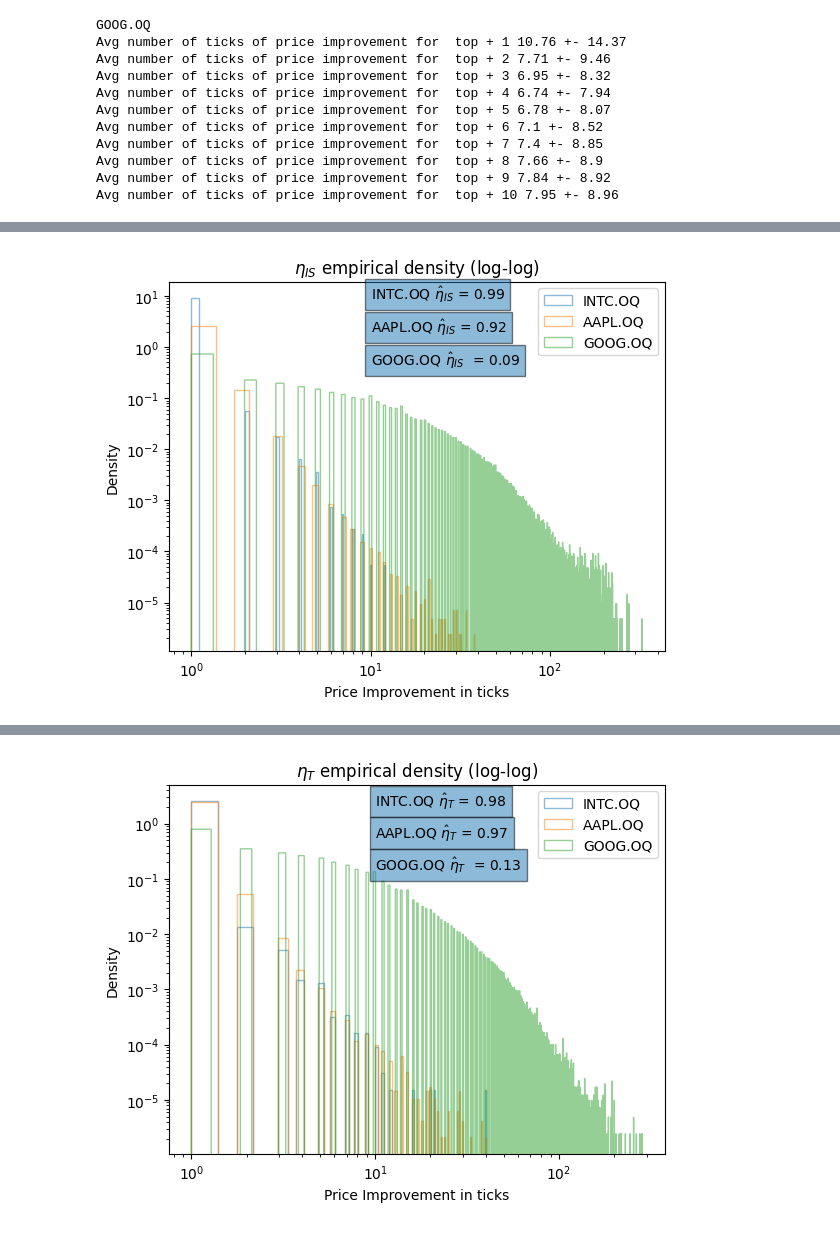
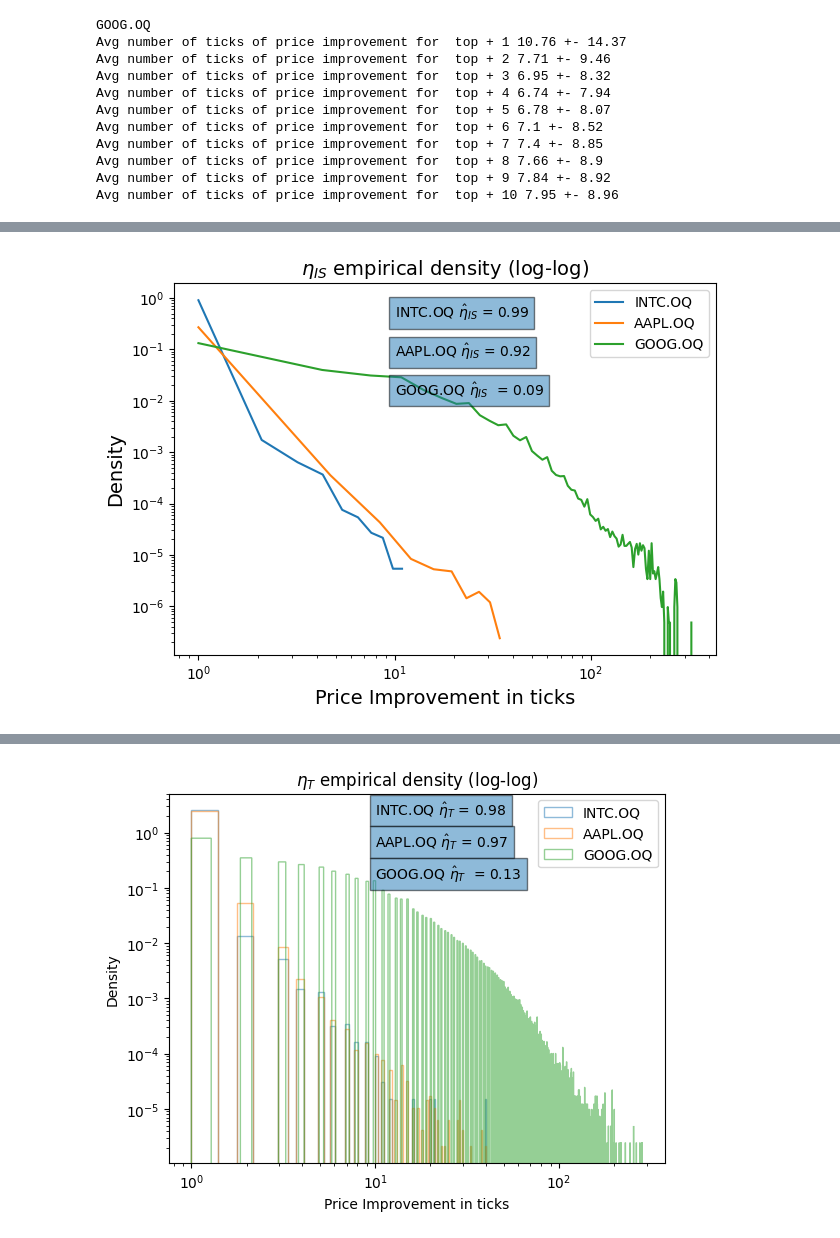
Before and after one commit to konqr/lobSimulations, a Jupyter notebook: src/backup/hawkes/experiments/smallTickEDA.ipynb, the cells around one changed output, grey strips where cells are left out. Cells and saved outputs as stored; diff of their text form; code cells hidden in the pictures.

Commit message:
plotting changes

```diff
--- a/src/backup/hawkes/experiments/smallTickEDA.ipynb
+++ b/src/backup/hawkes/experiments/smallTickEDA.ipynb
@@ -399,0 +457,19 @@ goog = res
+# %%
+ric = "AAPL.OQ"
+res = {}
+for j in pd.date_range(dt.date(2019,1,2), dt.date(2019,2,4)):
+    if j == dt.date(2019,1,9): continue
+    l = dataLoader.dataLoader(ric, j, j, nlevels = 10, dataPath = "/SAN/fca/Konark_PhD_Experiments/extracted/GOOG/")
+    data = l.load()
+    master_dict = {}
+    if len(data):
+        data = data[0]
+    else:
+        continue
+    data['timeDiff'] = data['Time'].diff()
+    for i in range(1,11):
+        data['diff'] = data['Ask Price ' + str(i)].shift(-1) - data['Ask Price ' + str(i)]
+        res[i] = np.append(res.get(i, []), data['diff'].loc[data['diff'] > 0].values)
+        data['diff'] = data['Bid Price ' + str(i)] - data['Bid Price ' + str(i)].shift(-1)
+        res[i] = np.append(res.get(i, []), data['diff'].loc[data['diff'] > 0].values)
+aapl = res
@@ -400,19 +514,25 @@ goog = res
 # %%
 plt.figure()
-a = plt.hist(100*intc[1], bins = 100, density = True, label="INTC.OQ", alpha = 0.5 , histtype = 'step')
-plt.xlabel("Price Improvement in ticks")
-plt.ylabel('Density')
+y, x = np.histogram(100*intc[1], bins = 10, density = True) #, label="INTC.OQ", alpha = 0.5 , histtype = 'step')
+plt.plot(np.array([x[i] for i in range(len(x)-1)])[y>0], y[y>0], label="INTC.OQ")
+plt.xlabel("Price Improvement in ticks", fontsize=14)
+plt.ylabel('Density', fontsize=14)
 plt.yscale("log")
 plt.xscale('log')
-plt.text(10, np.max(a[0]) -0.5, "INTC.OQ $\hat{\eta}_{IS}$ = " + str(np.round(1./np.average(np.average(100*intc[1], axis = 0)),2)), bbox=dict(alpha=0.5))
-a = plt.hist(100*aapl[1], bins = 100, density = True, label="AAPL.OQ", alpha = 0.5, histtype = 'step')
-plt.text(10, np.max(a[0]) -0.6, "AAPL.OQ $\hat{\eta}_{IS}$ = " + str(np.round(1./np.average(np.average(100*aapl[1], axis = 0)),2)), bbox=dict(alpha=0.5))
-a = plt.hist(100*goog[1], bins = 1000, density = True, label="GOOG.OQ", alpha = 0.5, histtype = 'step')
-plt.text(10, np.max(a[0]) -0.3, "GOOG.OQ $\hat{\eta}_{IS}$  = " + str(np.round(1./np.average(np.average(100*goog[1], axis = 0)),2)), bbox=dict(alpha=0.5))
-#plt.xlim([0,10])
+plt.text(10, np.max(y) -0.5, "INTC.OQ $\hat{\eta}_{IS}$ = " + str(np.round(1./np.average(np.average(100*intc[1], axis = 0)),2)), bbox=dict(alpha=0.5))
+#a = plt.hist(100*aapl[1], bins = 100, density = True, label="AAPL.OQ", alpha = 0.5, histtype = 'step')
+y, x = np.histogram(100*aapl[1], bins = 10, density = True) #, label="INTC.OQ", alpha = 0.5 , histtype = 'step')
+plt.plot(np.array([x[i] for i in range(len(x)-1)])[y>0], y[y>0], label="AAPL.OQ")
+plt.text(10, np.max(y) - 0.2, "AAPL.OQ $\hat{\eta}_{IS}$ = " + str(np.round(1./np.average(np.average(100*aapl[1], axis = 0)),2)), bbox=dict(alpha=0.5))
+#a = plt.hist(100*goog[1], bins = 1000, density = True, label="GOOG.OQ", alpha = 0.5, histtype = 'step')
+y, x = np.histogram(100*goog[1], bins = 100, density = True) #, label="INTC.OQ", alpha = 0.5 , histtype = 'step')
+plt.plot([x[i]for i in range(len(x)-1)], y, label="GOOG.OQ")
+plt.text(10, np.max(y) - 0.12, "GOOG.OQ $\hat{\eta}_{IS}$  = " + str(np.round(1./np.average(np.average(100*goog[1], axis = 0)),2)), bbox=dict(alpha=0.5))
+#plt.ylim([1e-3,10])
 #plt.xticks(np.arange(1,11))
 plt.legend()
-plt.title("$\eta_{IS}$ empirical density (log-log)")
+plt.title("$\eta_{IS}$ empirical density (log-log)", fontsize=14)
+plt.tight_layout()
 plt.savefig("/SAN/fca/Konark_PhD_Experiments/smallTick/EDA_eta_IS.png")
 # %% [output]
-[figure, old version]
+[figure, new version]
```
Also changed, not shown: parts of 3 cells of this notebook.
